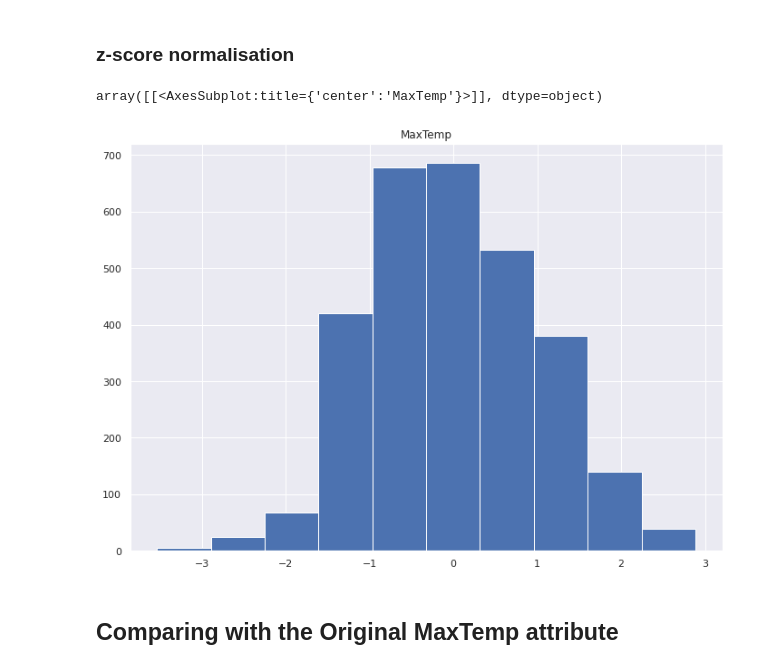
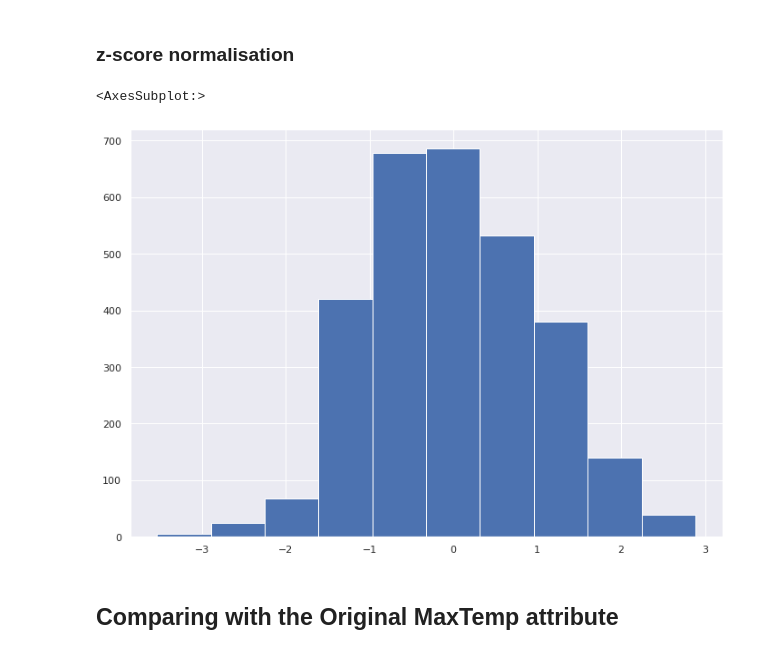
Before and after one commit to huukhang1512/utsDataAnal, a Jupyter notebook: ass2/analyse.ipynb, the cells around one changed output. Saved outputs shown, nothing was run; the diff lists cells and outputs as text; code cells hidden in the pictures.

```diff
--- a/ass2/analyse.ipynb
+++ b/ass2/analyse.ipynb
@@ -702,8 +674,8 @@ df_std.to_excel(writer, sheet_name='1B Z-score Nomalising')
-# %%
-df_std.hist()
-# %% [output]
-array([[<AxesSubplot:title={'center':'MaxTemp'}>]], dtype=object)
-[figure, removed]
+# %%
+dataset['MaxTempZScore'].hist()
+# %% [output]
+<AxesSubplot:>
+[figure, added]
 # %% [markdown]
 ## Comparing with the Original MaxTemp attribute
 # %%
```
Also changed, not shown: parts of 21 cells of this notebook, 4 other files.
